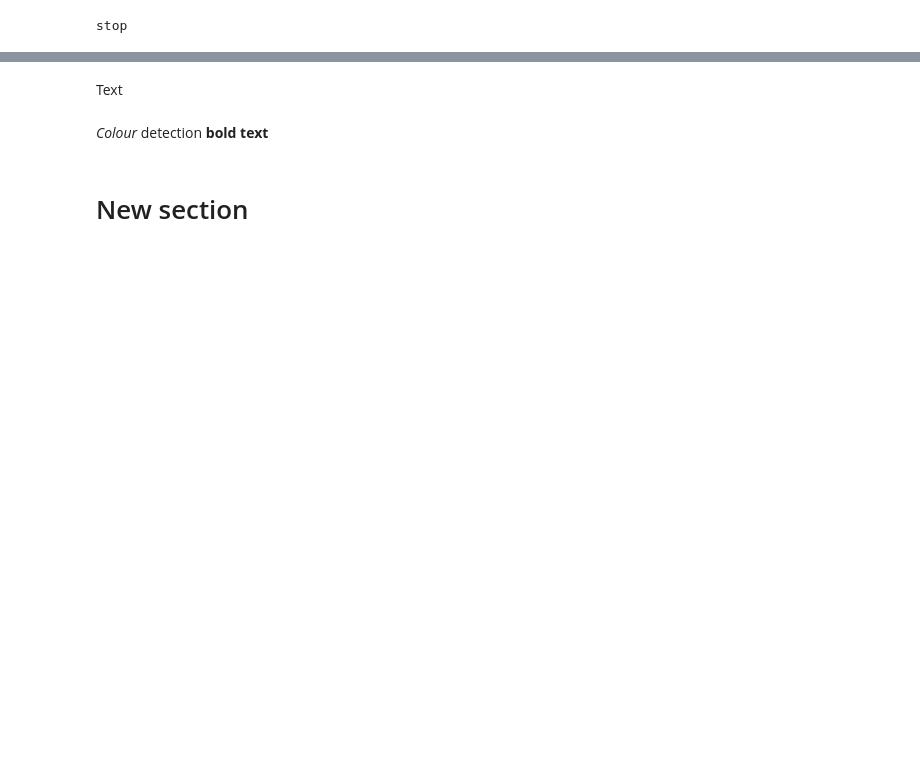
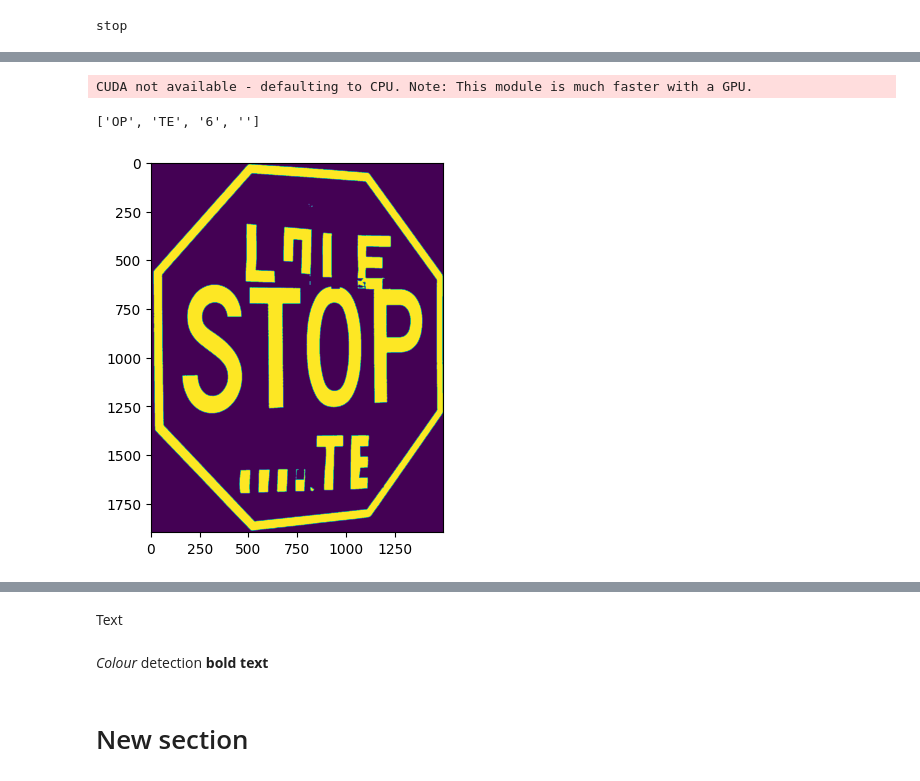
Before and after one commit to Chaghazardi/Traffic-Sign-Detection-using-ILP, a Jupyter notebook: OpenCv/STOP.ipynb, the cells around one changed output, grey strips where cells are left out. Saved outputs shown, nothing was run; the diff lists cells and outputs as text; code cells hidden in the pictures; blank space fills up the shorter version.

```diff
--- a/OpenCv/STOP.ipynb
+++ b/OpenCv/STOP.ipynb
@@ -1063,0 +1323,33 @@ CUDA not available - defaulting to CPU. Note: This module is much faster with a
+# %%
+img = cv2.imread(path)
+image = remove_bg(img)
+#mask = getcolormask('red' , img)
+#output = cv2.bitwise_and(img, img, mask = mask)
+
+#mask = cv2.medianBlur(image,5)
+#result = recognize_text(remove_noise_T(mask))
+#print(result)
+#plt.imshow(remove_noise_T(mask))
+
+
+
+
+gray = cv2.cvtColor(image, cv2.COLOR_BGR2GRAY)
+thresh = cv2.threshold(gray, 0, 255, cv2.THRESH_BINARY_INV + cv2.THRESH_OTSU)[1]
+
+cnts = cv2.findContours(thresh, cv2.RETR_EXTERNAL, cv2.CHAIN_APPROX_SIMPLE)
+cnts = cnts[0] if len(cnts) == 2 else cnts[1]
+for c in cnts:
+    if cv2.contourArea(c) < 10:
+        cv2.drawContours(thresh, [c], -1, (0,0,0), -1)
+
+result = 255 - thresh
+plt.imshow( result)
+result1 = recognize_text(result)
+#result1 = recognize_text(remove_noise_T(mask))
+
+print(result1)
+# %% [output]
+CUDA not available - defaulting to CPU. Note: This module is much faster with a GPU.
+['OP', 'TE', '6', '']
+[figure, added]
```
Also changed, not shown: parts of 14 cells of this notebook.
